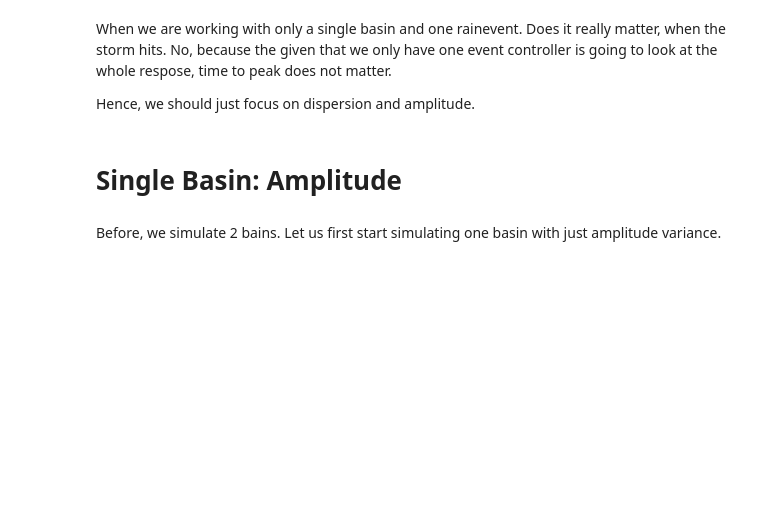
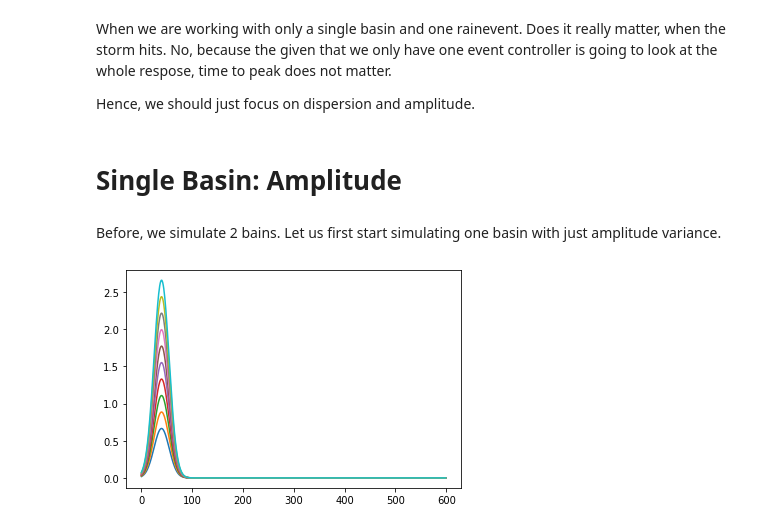
Before and after one commit to kLabUM/BaeOpt, a Jupyter notebook: scenarios/Uncertanity/BayesianOptimization-UQ.ipynb, the cells around one changed output. Drawn from its saved outputs; the diff is of its cells as text; code cells hidden in the pictures; blank space fills up the shorter version.

```diff
--- a/scenarios/Uncertanity/BayesianOptimization-UQ.ipynb
+++ b/scenarios/Uncertanity/BayesianOptimization-UQ.ipynb
@@ -117,3 +148,13 @@ def SynthNetwork1(actions, flows):
         _ = env.step()
     env._terminate()
     return data["outflow"], sum(data["overflow"])
+# %%
+amplitude = np.linspace(5.0, 20.0, 10)
+padding_length = 500
+
+flows_amp = lambda amp: np.pad(GaussianSignal(np.linspace(-10.0, 10.0, 100), amp , -2.0, 3.0), (0, padding_length), 'constant')
+# %%
+for i in amplitude:
+    plt.plot(flows_amp(i))
+# %% [output]
+[figure, added]
```
Also changed, not shown: parts of 10 cells of this notebook, 2 other files.
